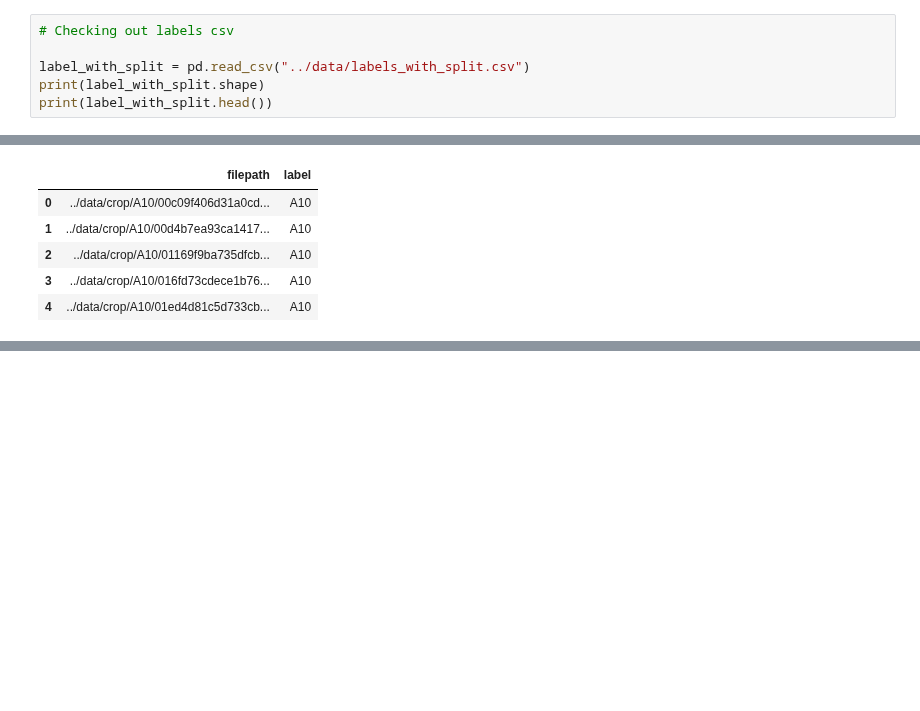
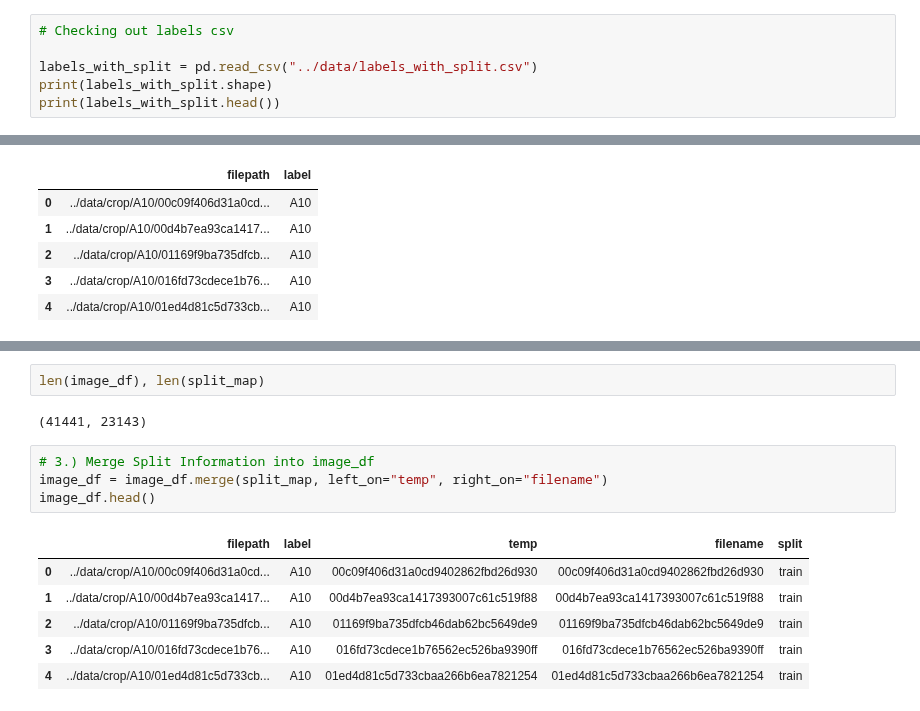
Before and after one commit to Eakempreet/ATAS_Project, a Jupyter notebook: notebooks/01_aircraft_classifier.ipynb, the cells around one changed output, grey strips where cells are left out. Saved outputs shown, nothing was run; the diff lists cells and outputs as text; blank space fills up the shorter version.

```diff
--- a/notebooks/01_aircraft_classifier.ipynb
+++ b/notebooks/01_aircraft_classifier.ipynb
@@ -198,9 +201,9 @@ Total images: 41441
 # %%
 # Checking out labels csv
 
-label_with_split = pd.read_csv("../data/labels_with_split.csv")
-print(label_with_split.shape)
-print(label_with_split.head())
+labels_with_split = pd.read_csv("../data/labels_with_split.csv")
+print(labels_with_split.shape)
+print(labels_with_split.head())
 # %% [output]
 (41441, 9)
                            filename  width  height class  xmin  ymin  xmax  \
@@ -391,0 +504,15 @@ Now we need to add the split column from the original CSV (`label_with_split`).
+# %%
+len(image_df), len(split_map)
+# %% [output]
+(41441, 23143)
+# %%
+# 3.) Merge Split Information into image_df
+image_df = image_df.merge(split_map, left_on="temp", right_on="filename")
+image_df.head()
+# %% [output]
+|  | filepath | label | temp | filename | split |
+| 0 | ../data/crop/A10/00c09f406d31a0cd... | A10 | 00c09f406d31a0cd9402862fbd26d930 | 00c09f406d31a0cd9402862fbd26d930 | train |
+| 1 | ../data/crop/A10/00d4b7ea93ca1417... | A10 | 00d4b7ea93ca1417393007c61c519f88 | 00d4b7ea93ca1417393007c61c519f88 | train |
+| 2 | ../data/crop/A10/01169f9ba735dfcb... | A10 | 01169f9ba735dfcb46dab62bc5649de9 | 01169f9ba735dfcb46dab62bc5649de9 | train |
+| 3 | ../data/crop/A10/016fd73cdece1b76... | A10 | 016fd73cdece1b76562ec526ba9390ff | 016fd73cdece1b76562ec526ba9390ff | train |
+| 4 | ../data/crop/A10/01ed4d81c5d733cb... | A10 | 01ed4d81c5d733cbaa266b6ea7821254 | 01ed4d81c5d733cbaa266b6ea7821254 | train |
```
Also changed, not shown: parts of 26 cells of this notebook, 1 other file.
